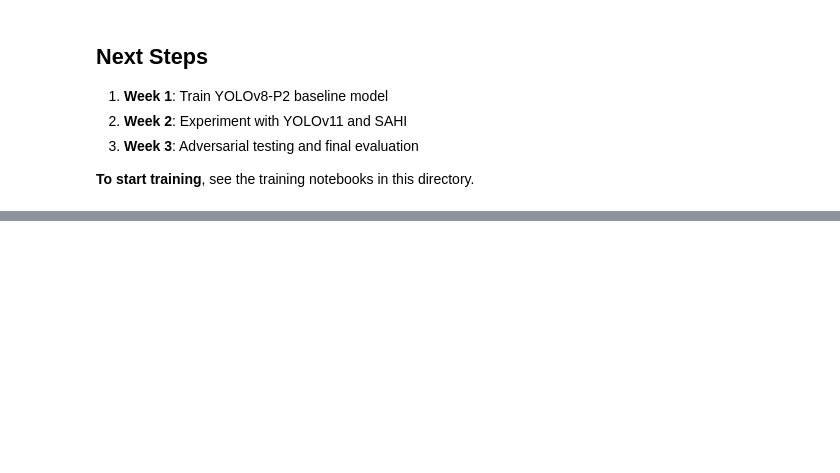
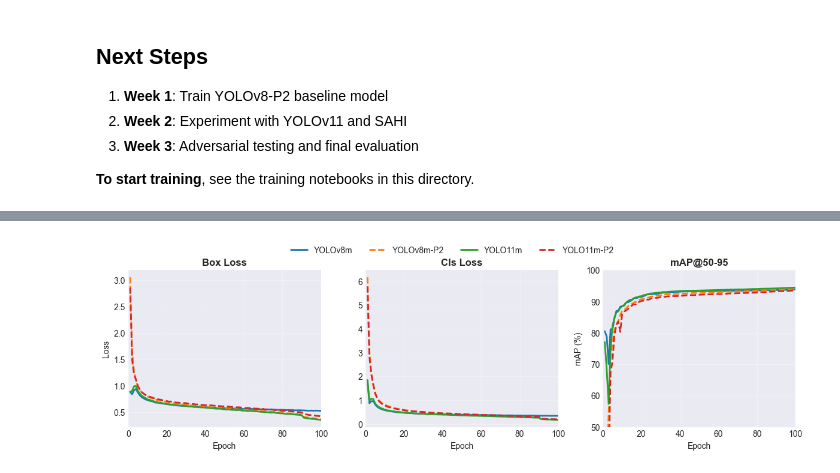
Before and after one commit to Zaryab13/Ml-FOD-A-Detection-YoloP2, a Jupyter notebook: notebooks/01_dataset_exploration.ipynb, the cells around one changed output, grey strips where cells are left out. Saved outputs shown, nothing was run; the diff lists cells and outputs as text; code cells hidden in the pictures; blank space fills up the shorter version.

```diff
--- a/notebooks/01_dataset_exploration.ipynb
+++ b/notebooks/01_dataset_exploration.ipynb
@@ -375,0 +1224,94 @@ DATASET ANALYSIS SUMMARY & RECOMMENDATIONS
+# %%
+# 1. Convergence Grid (1x3) - Full Training (100 Epochs)
+fig, axes = plt.subplots(1, 3, figsize=(12, 3.5))
+
+# Plot 1: Box Loss
+for model_name, config in models_config.items():
+    if model_name in results_data:
+        df = results_data[model_name]
+        axes[0].plot(df['epoch'], df['train/box_loss'], color=config['color'], linestyle=config['linestyle'], linewidth=2, label=model_name)
+axes[0].set_title('Box Loss', fontweight='bold')
+axes[0].set_xlabel('Epoch')
+axes[0].set_ylabel('Loss')
+axes[0].grid(True, alpha=0.3)
+axes[0].set_xlim(0, 100)
+
+# Plot 2: Cls Loss
+for model_name, config in models_config.items():
+    if model_name in results_data:
+        df = results_data[model_name]
+        axes[1].plot(df['epoch'], df['train/cls_loss'], color=config['color'], linestyle=config['linestyle'], linewidth=2, label=model_name)
+axes[1].set_title('Cls Loss', fontweight='bold')
+axes[1].set_xlabel('Epoch')
+axes[1].grid(True, alpha=0.3)
+axes[1].set_xlim(0, 100)
+
+# Plot 3: mAP
+for model_name, config in models_config.items():
+    if model_name in results_data:
+        df = results_data[model_name]
+        axes[2].plot(df['epoch'], df['metrics/mAP50-95(B)']*100, color=config['color'], linestyle=config['linestyle'], linewidth=2, label=model_name)
+axes[2].set_title('mAP@50-95', fontweight='bold')
+axes[2].set_xlabel('Epoch')
+axes[2].set_ylabel('mAP (%)')
+axes[2].grid(True, alpha=0.3)
+axes[2].set_xlim(0, 100)
+axes[2].set_ylim(50, 100)
+
+# Shared Legend
+handles, labels = axes[0].get_legend_handles_labels()
+fig.legend(handles, labels, loc='upper center', bbox_to_anchor=(0.5, 1.05), ncol=4, fontsize=10)
+
+plt.tight_layout()
+plt.savefig('../results/convergence_grid_1x3.png', dpi=300, bbox_inches='tight')
+plt.show()
+print("✓ Saved: convergence_grid_1x3.png")
+
+# 2. Plateau Grid (1x3) - Last 10 Epochs
+fig, axes = plt.subplots(1, 3, figsize=(12, 3.5))
+
+# Plot 1: Box Loss
+for model_name, config in models_config.items():
+    if model_name in results_data:
+        df = results_data[model_name]
+        last_10 = df.tail(LAST_N_EPOCHS)
+        axes[0].plot(last_10['epoch'], last_10['train/box_loss'], color=config['color'], linestyle=config['linestyle'], linewidth=2.5, marker=config['marker'], markersize=6, label=model_name)
+axes[0].set_title('Box Loss (Last 10)', fontweight='bold')
+axes[0].set_xlabel('Epoch')
+axes[0].set_ylabel('Loss')
+axes[0].grid(True, alpha=0.3)
+axes[0].set_xlim(90, 100)
+
+# Plot 2: Cls Loss
+for model_name, config in models_config.items():
+    if model_name in results_data:
+        df = results_data[model_name]
+        last_10 = df.tail(LAST_N_EPOCHS)
+        axes[1].plot(last_10['epoch'], last_10['train/cls_loss'], color=config['color'], linestyle=config['linestyle'], linewidth=2.5, marker=config['marker'], markersize=6, label=model_name)
+axes[1].set_title('Cls Loss (Last 10)', fontweight='bold')
+axes[1].set_xlabel('Epoch')
+axes[1].grid(True, alpha=0.3)
+axes[1].set_xlim(90, 100)
+
+# Plot 3: mAP
+for model_name, config in models_config.items():
+    if model_name in results_data:
+        df = results_data[model_name]
+        last_10 = df.tail(LAST_N_EPOCHS)
+        axes[2].plot(last_10['epoch'], last_10['metrics/mAP50-95(B)']*100, color=config['color'], linestyle=config['linestyle'], linewidth=2.5, marker=config['marker'], markersize=6, label=model_name)
+axes[2].set_title('mAP@50-95 (Last 10)', fontweight='bold')
+axes[2].set_xlabel('Epoch')
+axes[2].set_ylabel('mAP (%)')
+axes[2].grid(True, alpha=0.3)
+axes[2].set_xlim(90, 100)
+
+# Shared Legend
+handles, labels = axes[0].get_legend_handles_labels()
+fig.legend(handles, labels, loc='upper center', bbox_to_anchor=(0.5, 1.05), ncol=4, fontsize=10)
+
+plt.tight_layout()
+plt.savefig('../results/plateau_grid_1x3.png', dpi=300, bbox_inches='tight')
+plt.show()
+print("✓ Saved: plateau_grid_1x3.png")
+# %% [output]
+[figure, added]
```
Also changed, not shown: parts of 31 cells of this notebook, 29 other files.
